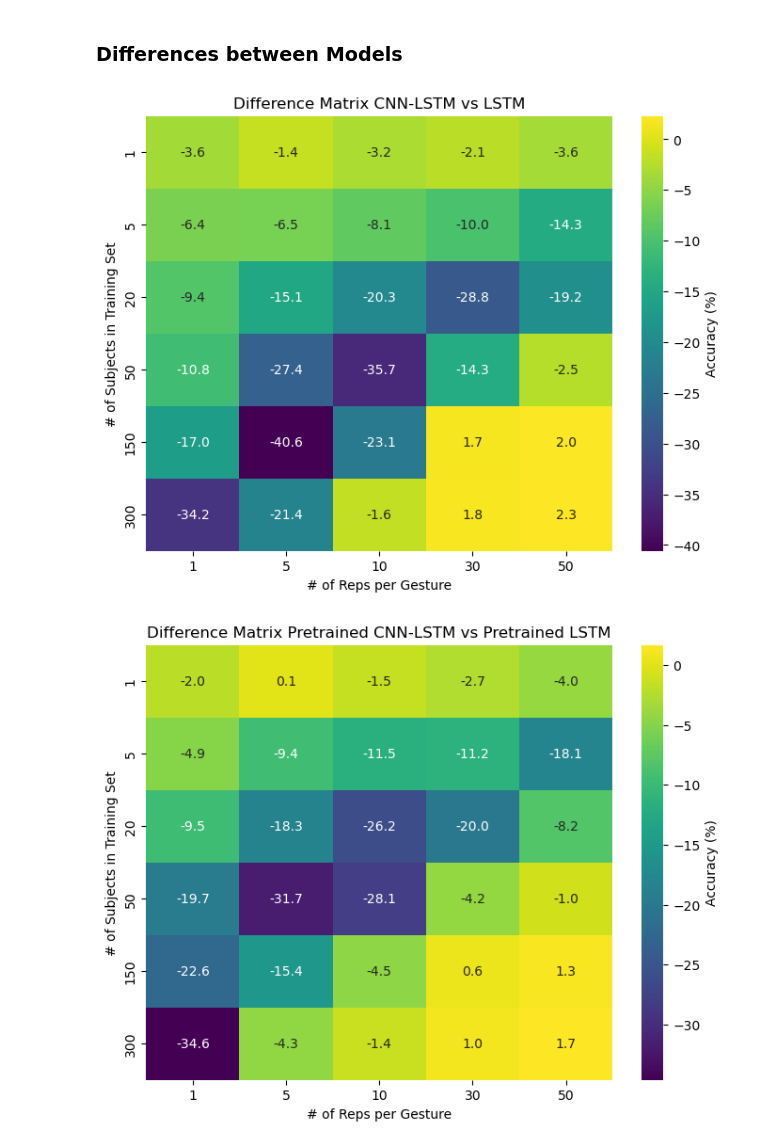
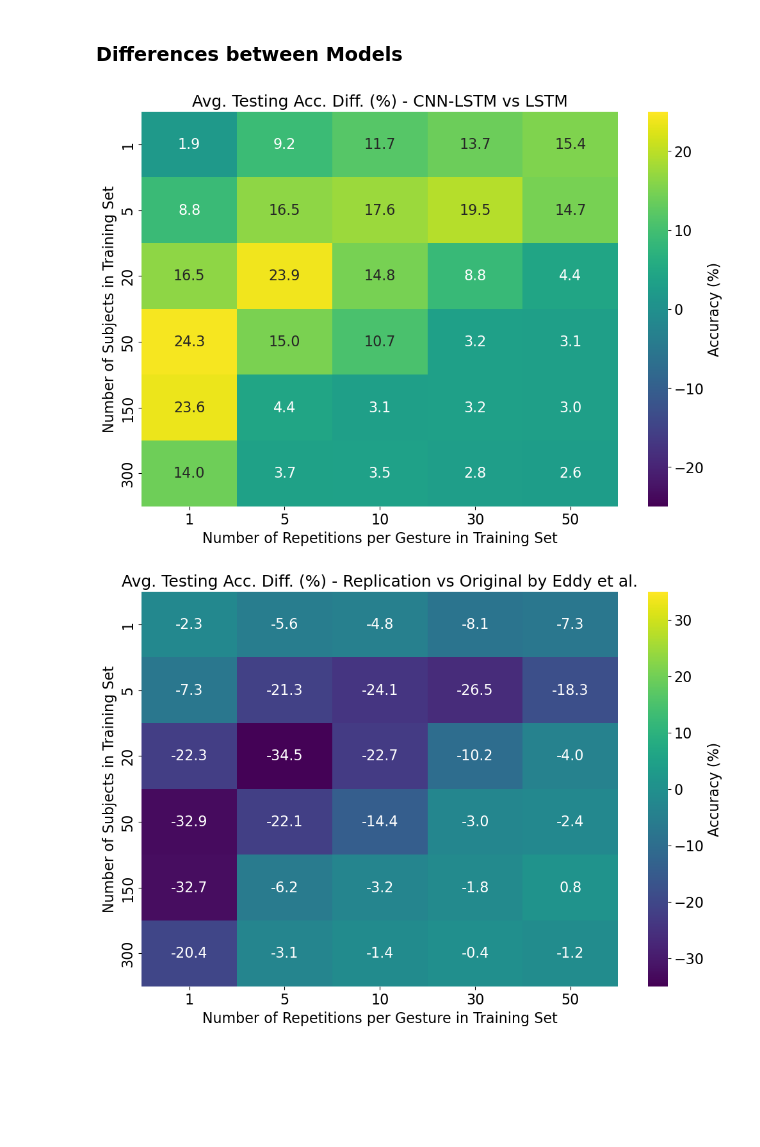
Before and after one commit to johannesrathgeb/discrete-hand-gesture-recognition, a Jupyter notebook: helpers/plotting.ipynb, the cells around one changed output. Saved outputs shown, nothing was run; the diff lists cells and outputs as text; code cells hidden in the pictures; blank space fills up the shorter version.

```diff
--- a/helpers/plotting.ipynb
+++ b/helpers/plotting.ipynb
@@ -114,8 +189,8 @@ plot_matrix_seaborn(difference_matrix_cnnlstm, "Difference Matrix CNN-LSTM vs Pr
 # %% [markdown]
 ### Differences between Models
-# %%
-plot_matrix_seaborn(difference_matrix_cnnlstm_lstm, "Difference Matrix CNN-LSTM vs LSTM", labels)
-plot_matrix_seaborn(difference_matrix_cnnlstm_pretrained_lstm_pretrained, "Difference Matrix Pretrained CNN-LSTM vs Pretrained LSTM", labels)
-# %% [output]
-[figure, removed]
-[figure, removed]
+# %%
+plot_matrix_seaborn(difference_matrix_cnnlstm_lstm, "Avg. Testing Acc. Diff. (%) - CNN-LSTM vs LSTM", labels, 'cnnlstm_lstm_diff.png', difference=True, diff_axis=25)
+plot_matrix_seaborn(difference_matrix_og_lstm, "Avg. Testing Acc. Diff. (%) - Replication vs Original by Eddy et al.", labels, 'lstm_eddy_diff.png', difference=True, diff_axis=35)
+# %% [output]
+[figure, added]
+[figure, added]
```
Also changed, not shown: parts of 8 cells of this notebook, 32 other files.
